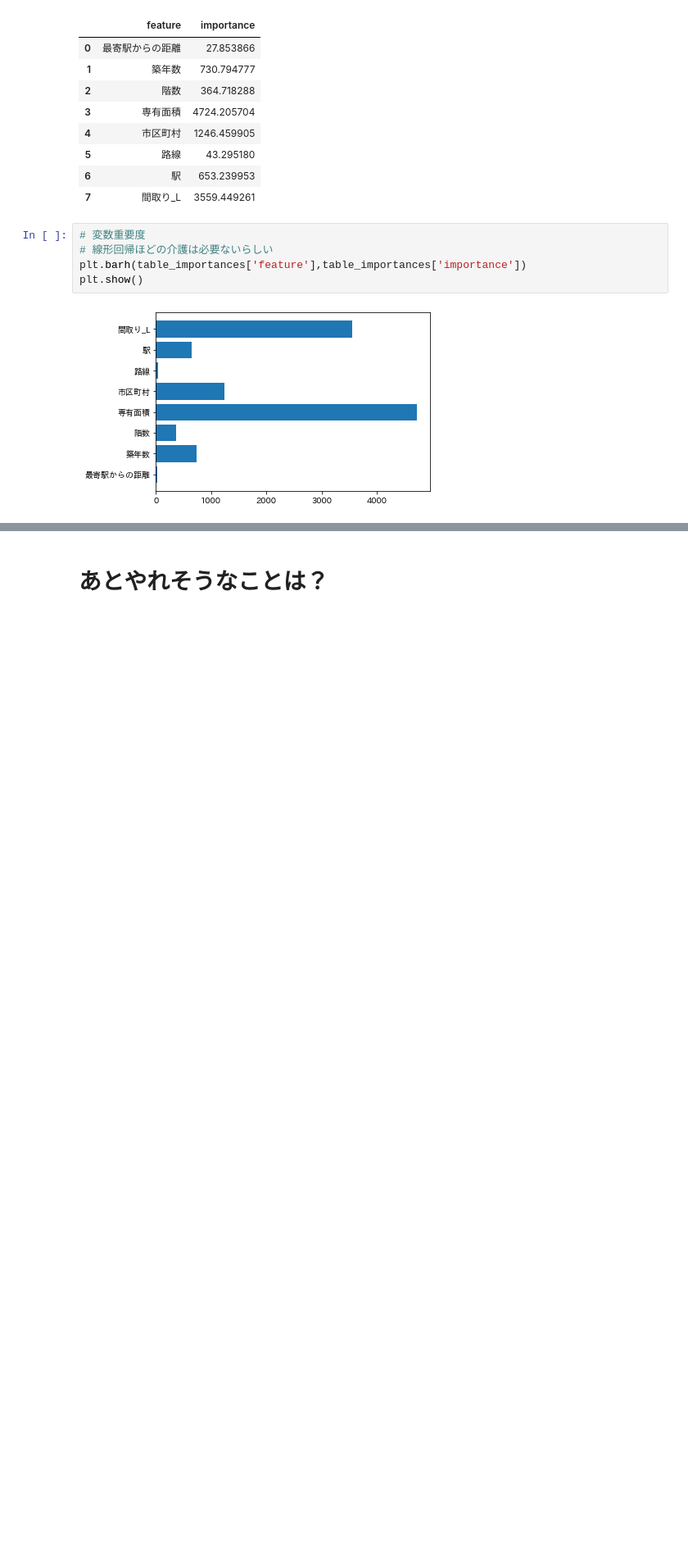
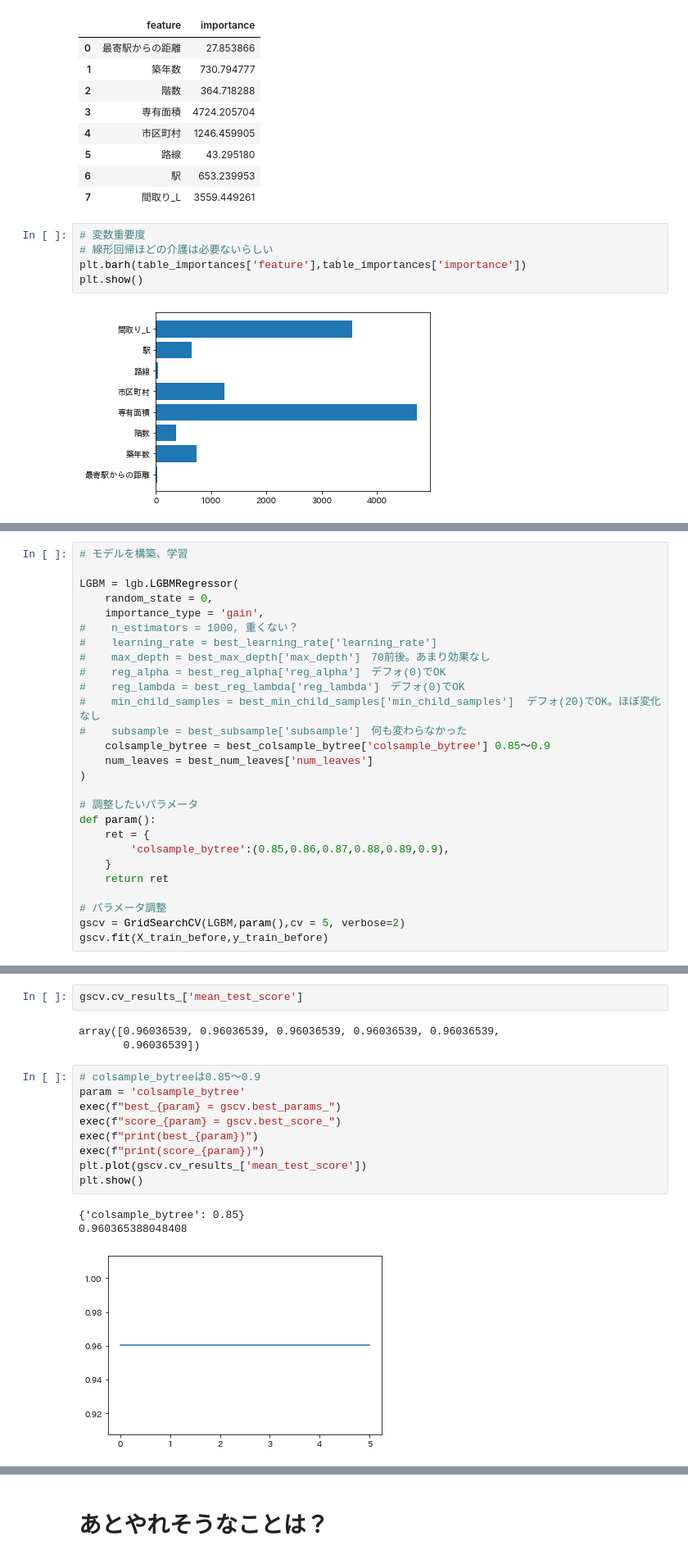
Before and after one commit to tomitayuuki/scraping_suumo, a Jupyter notebook: suumo_LightGBM.ipynb, the cells around one changed output, grey strips where cells are left out. Shown at 82% size. Cells and saved outputs as stored; diff of their text form; blank space fills up the shorter version.

```diff
--- a/suumo_LightGBM.ipynb
+++ b/suumo_LightGBM.ipynb
@@ -4211,0 +3984,27 @@ plt.show()
+# %%
+# モデルを構築、学習
+
+LGBM = lgb.LGBMRegressor(
+    random_state = 0,
+    importance_type = 'gain',
+#    n_estimators = 1000, 重くない？
+#    learning_rate = best_learning_rate['learning_rate']
+#    max_depth = best_max_depth['max_depth']　70前後。あまり効果なし
+#    reg_alpha = best_reg_alpha['reg_alpha']　デフォ(0)でOK
+#    reg_lambda = best_reg_lambda['reg_lambda']　デフォ(0)でOK
+#    min_child_samples = best_min_child_samples['min_child_samples']  デフォ(20)でOK。ほぼ変化なし
+#    subsample = best_subsample['subsample']　何も変わらなかった
+    colsample_bytree = best_colsample_bytree['colsample_bytree'] 0.85～0.9
+    num_leaves = best_num_leaves['num_leaves']
+)
+
+# 調整したいパラメータ
+def param():
+    ret = {
+        'colsample_bytree':(0.85,0.86,0.87,0.88,0.89,0.9),
+    }
+    return ret
+
+# パラメータ調整
+gscv = GridSearchCV(LGBM,param(),cv = 5, verbose=2)
+gscv.fit(X_train_before,y_train_before)
@@ -4211,0 +4035,18 @@ plt.show()
+# %%
+gscv.cv_results_['mean_test_score']
+# %% [output]
+array([0.96036539, 0.96036539, 0.96036539, 0.96036539, 0.96036539,
+       0.96036539])
+# %%
+# colsample_bytreeは0.85～0.9
+param = 'colsample_bytree'
+exec(f"best_{param} = gscv.best_params_")
+exec(f"score_{param} = gscv.best_score_")
+exec(f"print(best_{param})")
+exec(f"print(score_{param})")
+plt.plot(gscv.cv_results_['mean_test_score'])
+plt.show()
+# %% [output]
+{'colsample_bytree': 0.85}
+0.960365388048408
+[figure, added]
```
Also changed, not shown: parts of 51 cells of this notebook, 1 other file.
